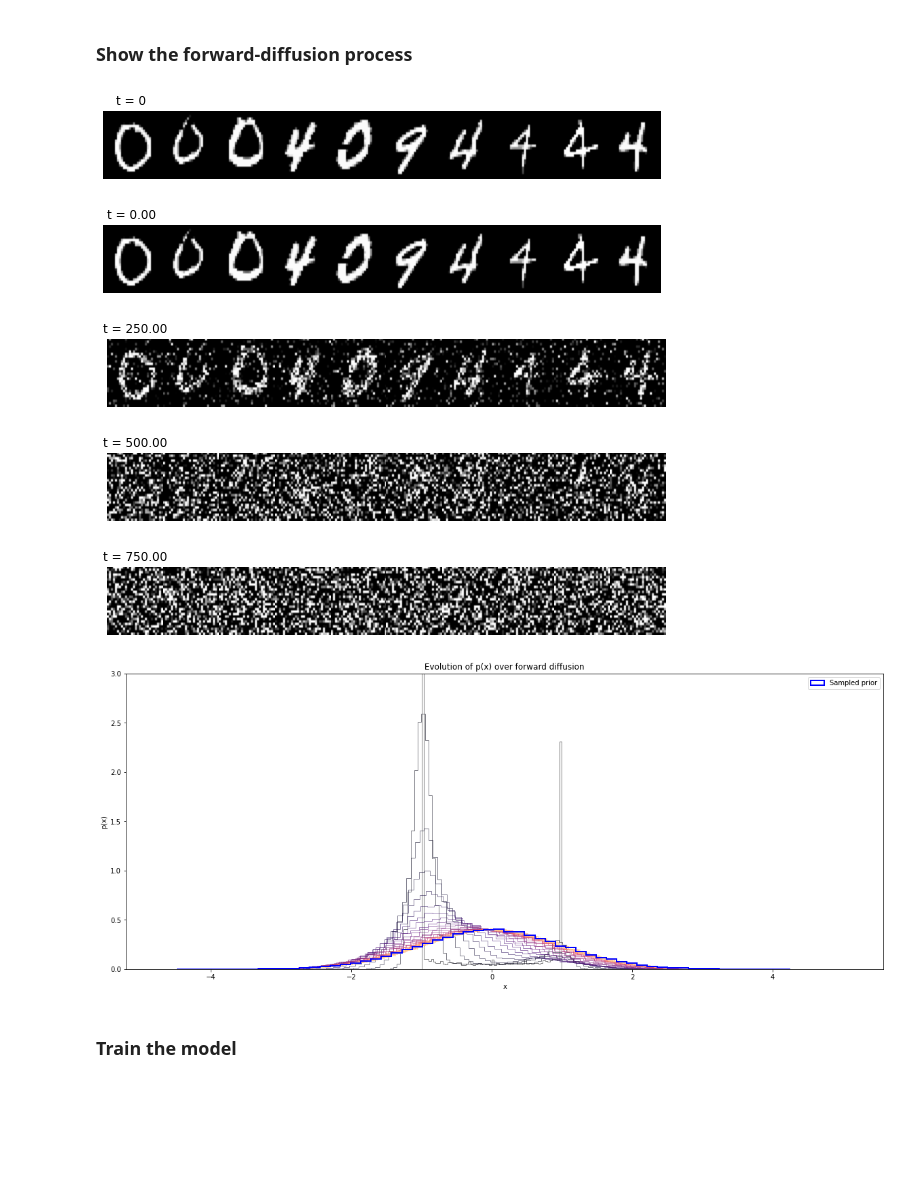
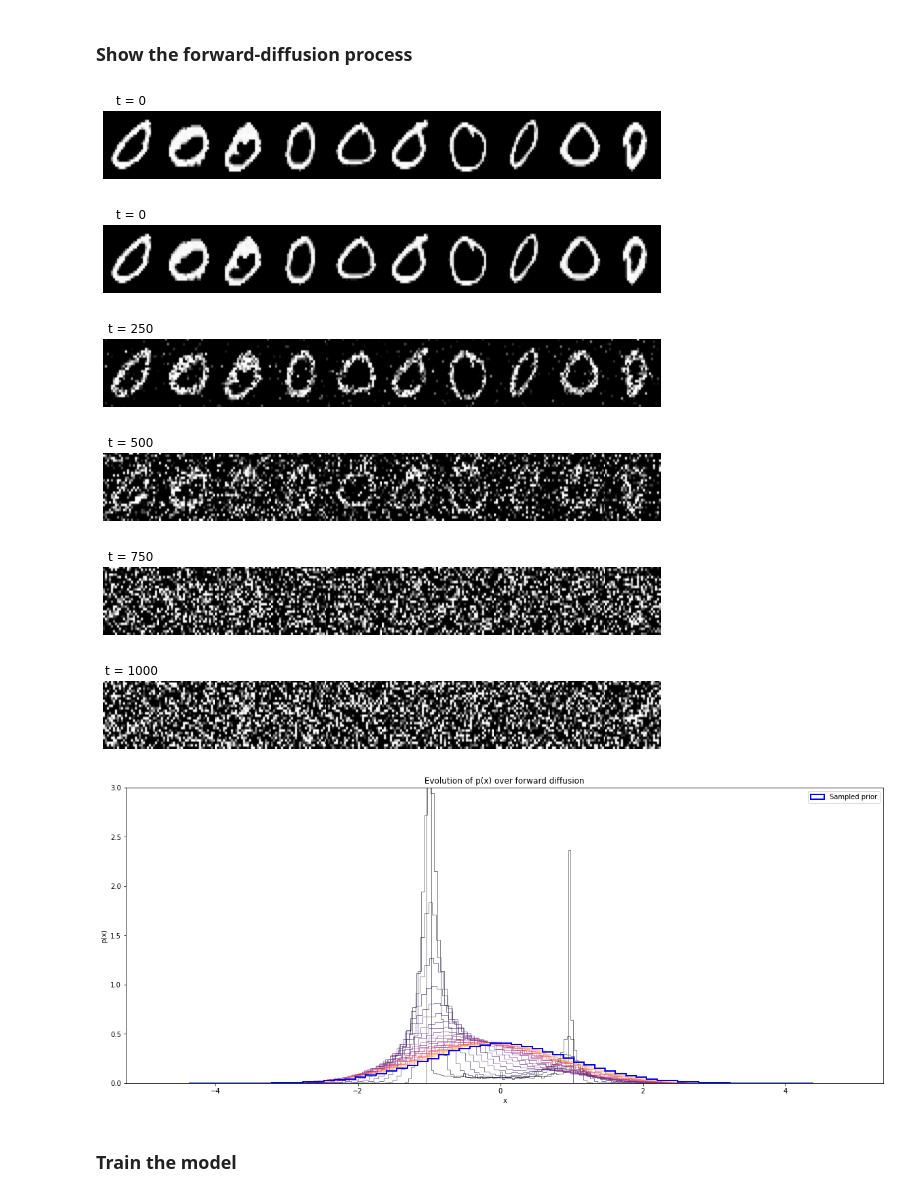
Before and after one commit to Genentech/branched-diffusion, a Jupyter notebook: notebooks/discrete_branched_mnist.ipynb, the cells around one changed output. Drawn from its saved outputs; the diff is of its cells as text; code cells hidden in the pictures; blank space fills up the shorter version.

```diff
--- a/notebooks/discrete_branched_mnist.ipynb
+++ b/notebooks/discrete_branched_mnist.ipynb
@@ -23,19 +23,19 @@ else:
 # %% [markdown]
 ### Define the branches and create the data loader
 # %%
-classes = [0, 4, 9]
+# classes = [0, 4, 9]
+# branch_defs = [
+#     ((0, 4, 9), 500, 1000),
+#     ((0,), 0, 500),
+#     ((4, 9), 300, 500),
+#     ((4,), 0, 300),
+#     ((9,), 0, 300)
+# ]
+
+classes = [0]
 branch_defs = [
-    ((0, 4, 9), 500, 1000),
-    ((0,), 0, 500),
-    ((4, 9), 300, 500),
-    ((4,), 0, 300),
-    ((9,), 0, 300)
+    ((0,), 0, 1000)
 ]
-
-# classes = [0]
-# branch_defs = [
-#     ((0,), 0, 1000)
-# ]
 
 dataset = torchvision.datasets.MNIST(
     "/gstore/data/resbioai/tsenga5/datasets", train=True, transform=(lambda img: (np.asarray(img)[None] / 256 * 2) - 1)
@@ -74,9 +74,10 @@ def class_time_to_branch_tensor(c, t):
 ### Create the model
 # %%
 # Create the diffuser and model
-diffuser = discrete_diffusers.GaussianDiffuser(1e-4, 1.2e-4, input_shape)
+diffuser = discrete_diffusers.GaussianDiffuser(1e-4, 1e-5, input_shape)
 
 t_limit = 1000
+
 model = image_unet.MultitaskMNISTUNetTimeConcat(
     len(branch_defs), t_limit=t_limit
 ).to(DEVICE)
@@ -92,40 +93,41 @@ time_steps = 4
 
 x0, _ = next(iter(data_loader))
 x0 = x0.cpu().numpy()
 
 plot_mnist_digits(x0, grid_size=(10, 1), title="t = 0")
 x0 = torch.tensor(x0).to(DEVICE)
-for t in np.arange(0, t_limit, t_limit // time_steps):
+for t in np.arange(0, t_limit + 1, t_limit // time_steps):
     xt, score = diffuser.forward(x0, torch.full(x0.shape[:1], t).to(DEVICE))
-    plot_mnist_digits(xt.cpu().numpy(), grid_size=(10, 1), title=("t = %.2f" % t))
+    plot_mnist_digits(xt.cpu().numpy(), grid_size=(10, 1), title=("t = %d" % t))
 
 # Show the transformation of the distribution of data to the prior distribution
 time_steps = 30
 
 all_t = np.linspace(0, t_limit, time_steps)
 all_xt = np.empty((len(all_t),) + x0.shape)
 for t_i, t in enumerate(all_t):
     xt, _ = diffuser.forward(x0, torch.ones(len(x0)).to(DEVICE) * t)
     all_xt[t_i] = xt.cpu().numpy()
 
 fig, ax = plt.subplots(figsize=(20, 8))
 cmap = plt.get_cmap("magma")
 for t_i in range(len(all_t)):
     ax.hist(np.ravel(all_xt[t_i]), bins=60, histtype="step", color=cmap(t_i / len(all_t)), alpha=0.5, density=True)
 prior = diffuser.sample_prior(len(x0), torch.ones(len(x0)).to(DEVICE) * t).cpu().numpy()
 ax.hist(np.ravel(prior), bins=60, histtype="step", color="blue", linewidth=2, density=True, label="Sampled prior")
 ax.set_xlabel("x")
 ax.set_ylabel("p(x)")
 ax.set_title("Evolution of p(x) over forward diffusion")
 ax.set_ylim((0, 3))
 plt.legend()
 plt.show()
 # %% [output]
-[figure, old version]
+[figure, new version]
-[figure, old version]
+[figure, new version]
-[figure, old version]
+[figure, new version]
-[figure, old version]
+[figure, new version]
-[figure, old version]
+[figure, new version]
-[figure, old version]
+[figure, new version]
+[figure, added]
 # %% [markdown]
 ### Train the model
```
Also changed, not shown: parts of 5 cells of this notebook, 3 other files.
